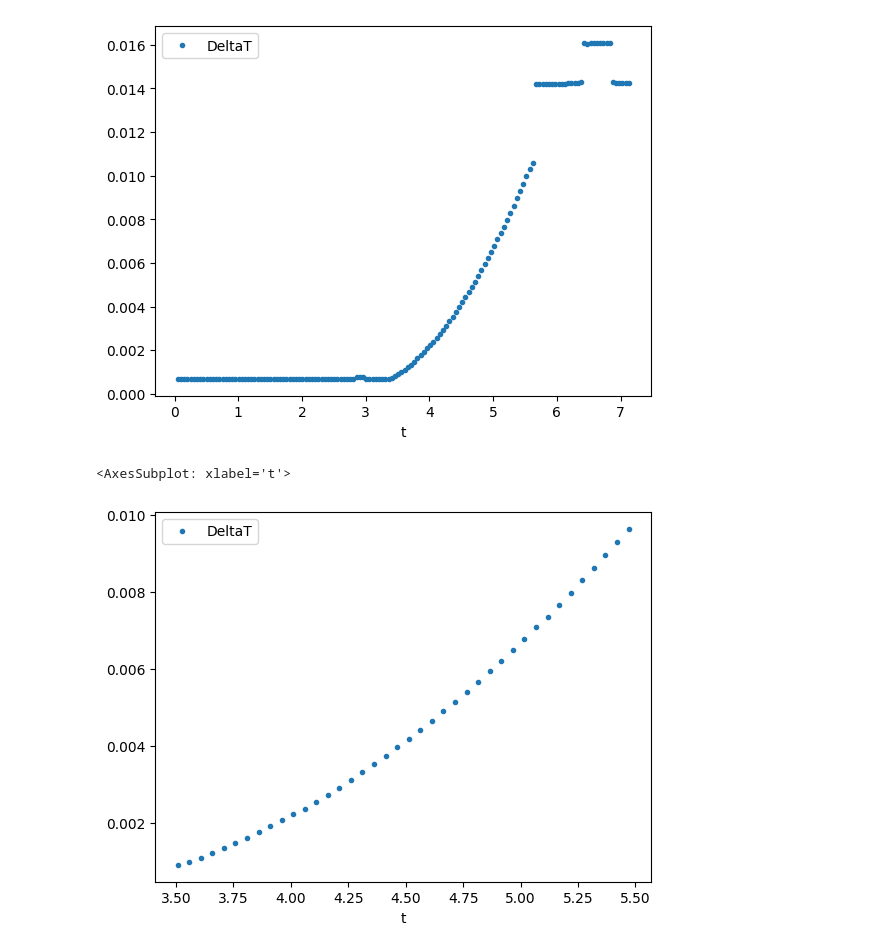
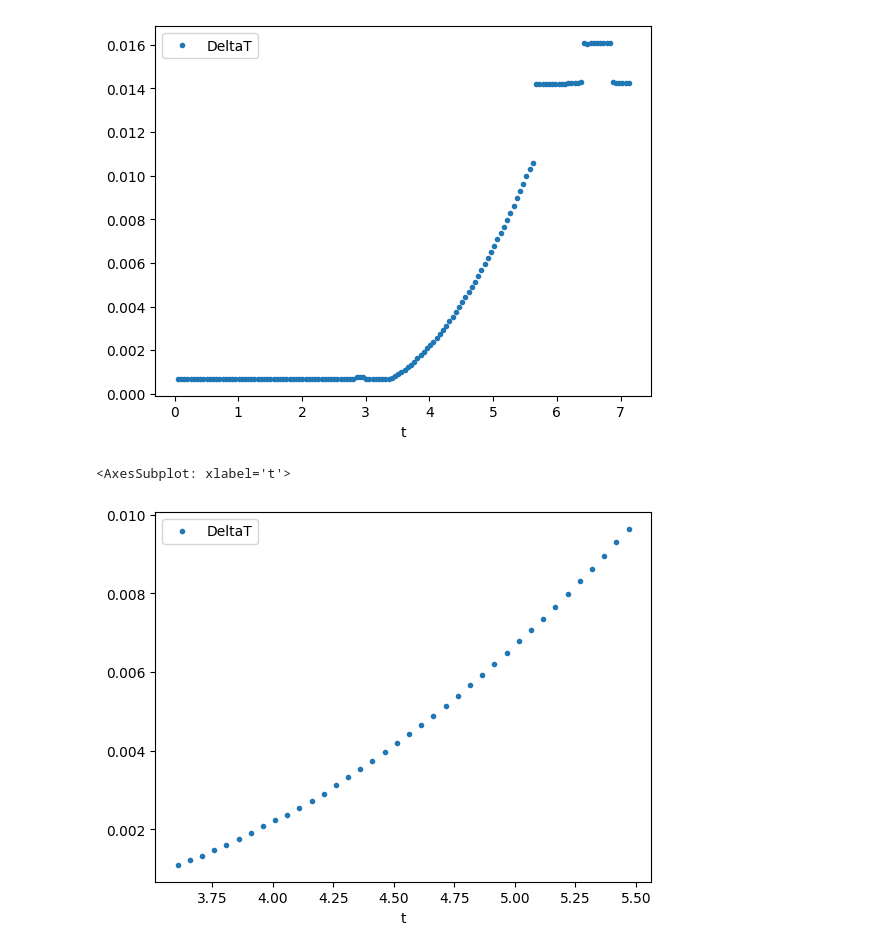
Before and after one commit to elenafonde/PP3-Carrello, a Jupyter notebook: PROVE FIT ACCELERAZIONE.ipynb, the cells around one changed output. Cells and saved outputs as stored; diff of their text form; code cells hidden in the pictures.

```diff
--- a/PROVE FIT ACCELERAZIONE.ipynb
+++ b/PROVE FIT ACCELERAZIONE.ipynb
@@ -96,11 +104,11 @@ df.plot(x="t", y="DeltaT", linestyle="None", marker=".")
 [figure]
 # %%
 # TAGLIO I TEMPI INUTILI
-df = df.drop(df[df.t <3.5 ].index | df[df.t > 5.5].index)
+df = df.drop(df[df.t <3.6 ].index | df[df.t > 5.5].index)
 df.plot(x="t", y="DeltaT", linestyle="None", marker=".")
 # %% [output]
 <AxesSubplot: xlabel='t'>
-[figure, old version]
+[figure, new version]
 # %%
 # USO RETTA CALIBRAZIONE
 dTi = df.DeltaT.to_numpy()
```
Also changed, not shown: parts of 10 cells of this notebook, 3 other files.
